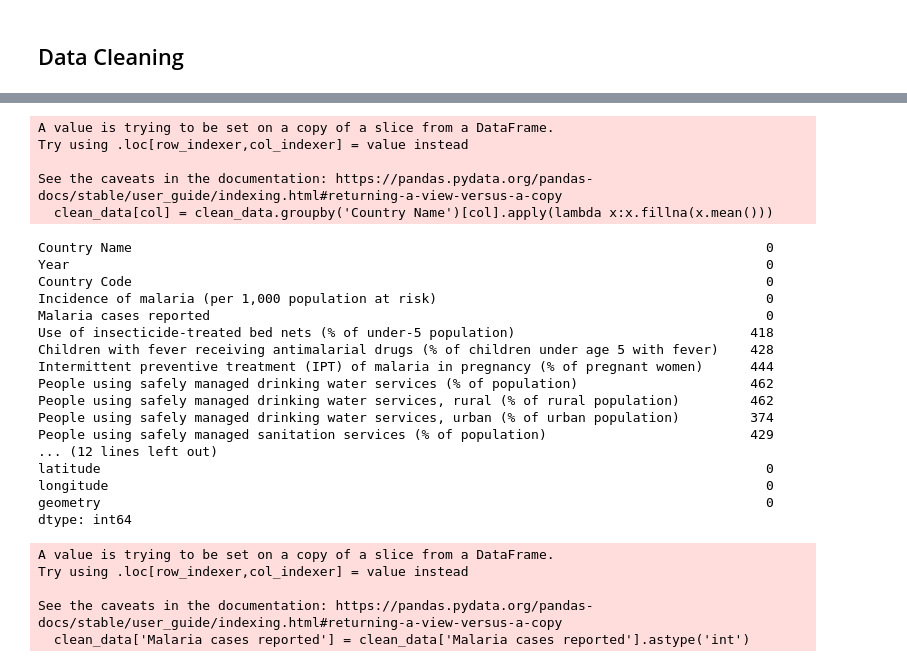
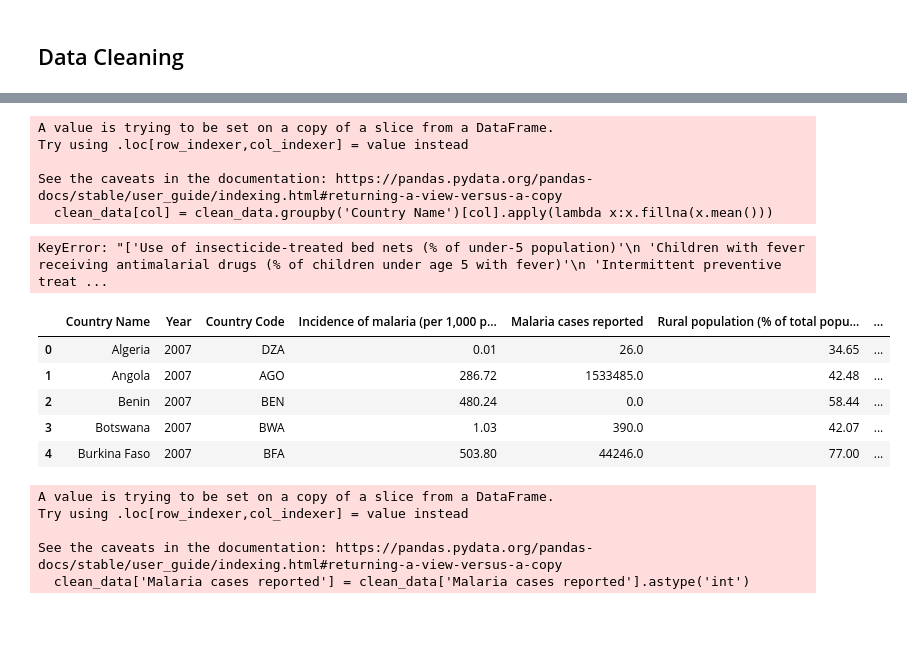
Before and after one commit to ahmedmeshref/Malaria-in-Africa-Analysis, a Jupyter notebook: Malaria_Prevention_Analysis.ipynb, the cells around one changed output, grey strips where cells are left out. Drawn from its saved outputs; the diff is of its cells as text; code cells hidden in the pictures; blank space fills up the shorter version.

Commit message:
Filter all missing values

```diff
--- a/Malaria_Prevention_Analysis.ipynb
+++ b/Malaria_Prevention_Analysis.ipynb
@@ -141,39 +143,44 @@ Number of rows = 594
 Number of cols = 27
-# %%
-# TODO: Replace the missing values with the mean for teh country which data is missing for teh following ccols:
-cols = ['Rural population (% of total population)', 'Rural population growth (annual %)', 'Urban population (% of total population)',
-        'Urban population growth (annual %)', 'People using at least basic drinking water services (% of population)', 'People using at least basic drinking water services, rural (% of rural population)',
-        'People using at least basic drinking water services, urban (% of urban population)', 'People using at least basic sanitation services (% of population)',
-        'People using at least basic sanitation services, rural (% of rural population)', 'People using at least basic sanitation services, urban  (% of urban population)']
-
-for col in cols:
-    clean_data[col] = clean_data.groupby('Country Name')[col].apply(lambda x:x.fillna(x.mean()))
-# %% [output]
-A value is trying to be set on a copy of a slice from a DataFrame.
-Try using .loc[row_indexer,col_indexer] = value instead
-
-See the caveats in the documentation: https://pandas.pydata.org/pandas-docs/stable/user_guide/indexing.html#returning-a-view-versus-a-copy
-  clean_data[col] = clean_data.groupby('Country Name')[col].apply(lambda x:x.fillna(x.mean()))
-# %%
-clean_data.isnull().sum()
-# %% [output]
-Country Name                                                                                 0
-Year                                                                                         0
-Country Code                                                                                 0
-Incidence of malaria (per 1,000 population at risk)                                          0
-Malaria cases reported                                                                       0
-Use of insecticide-treated bed nets (% of under-5 population)                              418
-Children with fever receiving antimalarial drugs (% of children under age 5 with fever)    428
-Intermittent preventive treatment (IPT) of malaria in pregnancy (% of pregnant women)      444
-People using safely managed drinking water services (% of population)                      462
-People using safely managed drinking water services, rural (% of rural population)         462
-People using safely managed drinking water services, urban (% of urban population)         374
-People using safely managed sanitation services (% of population)                          429
-... (12 lines left out)
-latitude                                                                                     0
-longitude                                                                                    0
-geometry                                                                                     0
-dtype: int64
+# %%
+# Get cols with more & less than 50% of its data is missing
+
+# Build list of missing values
+missing_vals = list(clean_data.isna().sum())
+# List all columns
+cols = clean_data.columns
+
+cols_less_than_50_missing = []
+cols_more_than_50_missing = []
+
+for col, m_vals in zip(cols, missing_vals):
+    if m_vals >= (no_rows//2):
+        cols_more_than_50_missing.append(col)
+    elif m_vals > 0:
+        cols_less_than_50_missing.append(col)
+# %%
+# Replace the missing values with the mean for columns with less than 50% of the data missing
+for col in cols_less_than_50_missing:
+    clean_data[col] = clean_data.groupby('Country Name')[col].apply(lambda x:x.fillna(x.mean()))
+# %% [output]
+A value is trying to be set on a copy of a slice from a DataFrame.
+Try using .loc[row_indexer,col_indexer] = value instead
+
+See the caveats in the documentation: https://pandas.pydata.org/pandas-docs/stable/user_guide/indexing.html#returning-a-view-versus-a-copy
+  clean_data[col] = clean_data.groupby('Country Name')[col].apply(lambda x:x.fillna(x.mean()))
+# %%
+# # Remove columns with more than 50% of the data missing
+clean_data = clean_data.drop(cols_more_than_50_missing, axis=1)
+# %% [output]
+KeyError: "['Use of insecticide-treated bed nets (% of under-5 population)'\n 'Children with fever receiving antimalarial drugs (% of children under age 5 with fever)'\n 'Intermittent preventive treat ...
+# %%
+clean_data.head()
+# %% [output]
+|  | Country Name | Year | Country Code | Incidence of malaria (per 1,000 p... | Malaria cases reported | Rural population (% of total popu... | ... |
+| 0 | Algeria | 2007 | DZA | 0.01 | 26.0 | 34.65 | ... |
+| 1 | Angola | 2007 | AGO | 286.72 | 1533485.0 | 42.48 | ... |
+| 2 | Benin | 2007 | BEN | 480.24 | 0.0 | 58.44 | ... |
+| 3 | Botswana | 2007 | BWA | 1.03 | 390.0 | 42.07 | ... |
+| 4 | Burkina Faso | 2007 | BFA | 503.80 | 44246.0 | 77.00 | ... |
 # %%
 # Convert 'Malaria cases reported' data type to int64
 clean_data['Malaria cases reported'] = clean_data['Malaria cases reported'].astype('int')
```
Also changed, not shown: parts of 3 cells of this notebook.
